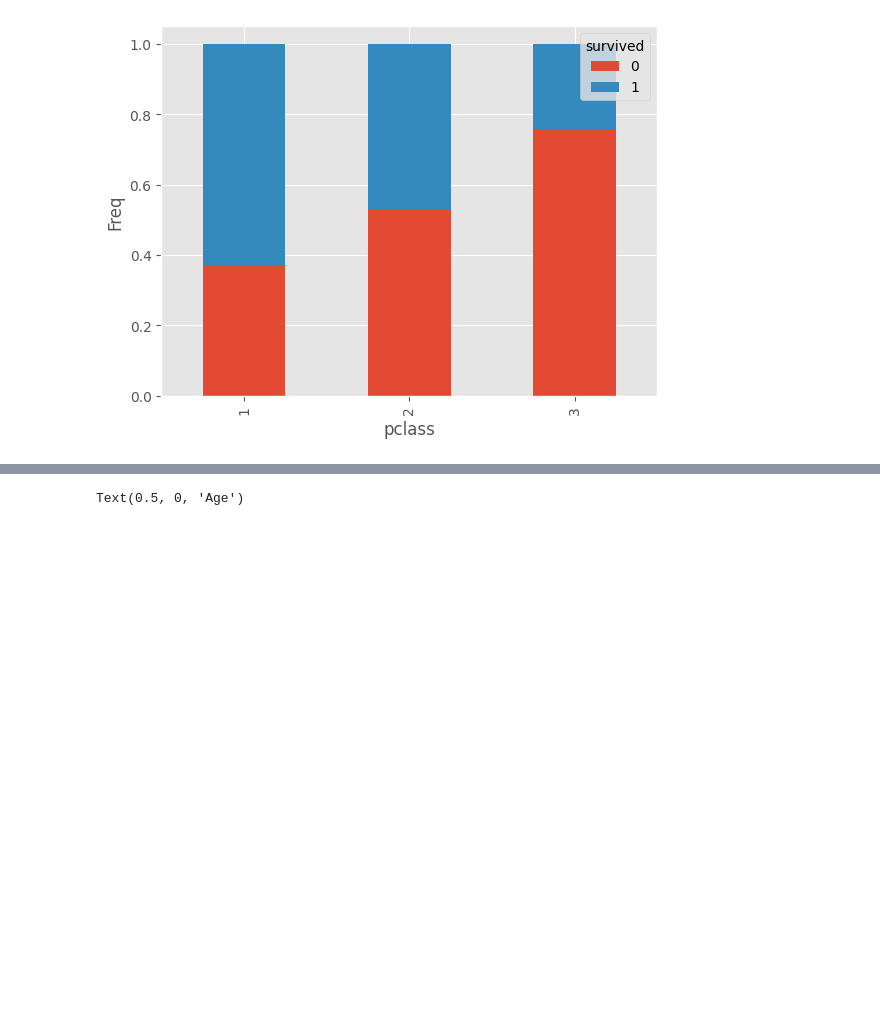
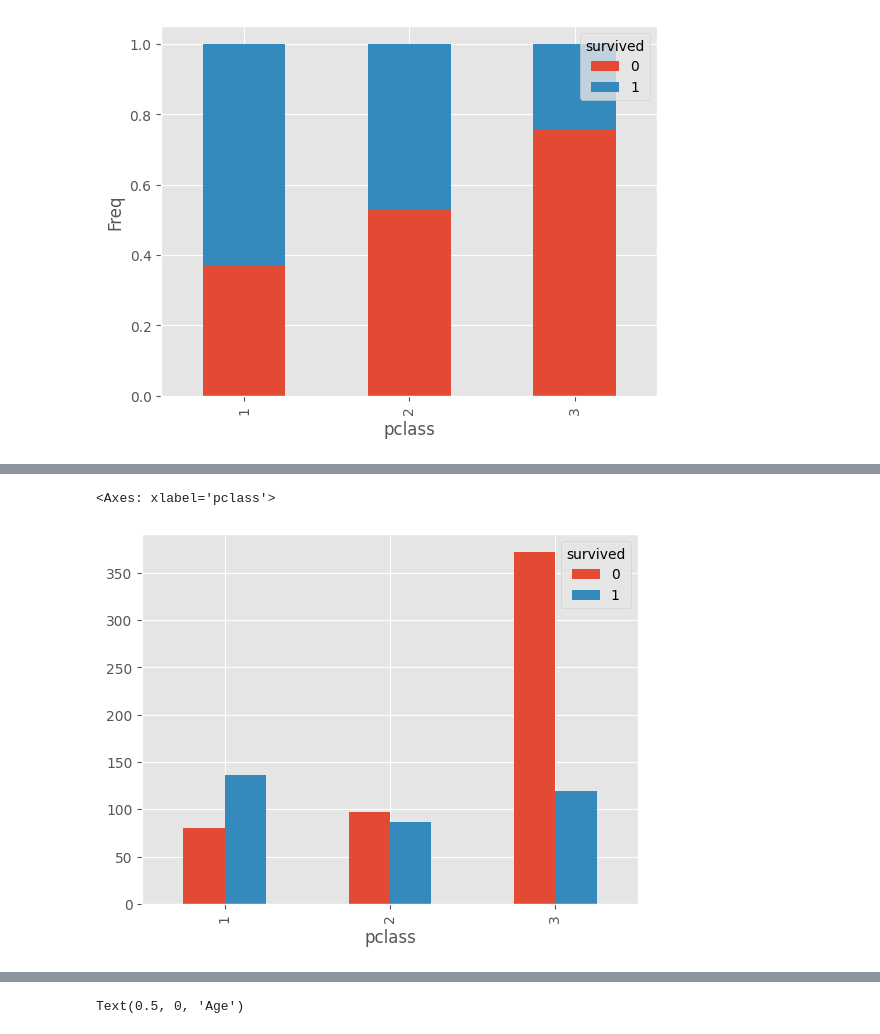
Before and after one commit to las-tokushima/Information_Science, a Jupyter notebook: Python/Chap2.ipynb, the cells around one changed output, grey strips where cells are left out. Drawn from its saved outputs; the diff is of its cells as text; code cells hidden in the pictures; blank space fills up the shorter version.

```diff
--- a/Python/Chap2.ipynb
+++ b/Python/Chap2.ipynb
@@ -45,15 +59,0 @@ Text(0, 0.5, '#')
-# %%
-# p.65
-# Titanic号乗客生存状況データ
-%matplotlib inline
-import pandas as pd
-import matplotlib.pyplot as plt
-
-plt.style.use('ggplot')
-
-import seaborn as sns
-titanic = sns.load_dataset('titanic')
-
-titanic.boxplot(column=['age'],by='pclass')
-plt.ylabel('Age')
-plt.title('')
@@ -64,0 +65,6 @@ Text(0.5, 1.0, '')
+# %%
+cross_survive = pd.crosstab(titanic['pclass'],titanic['survived'])
+cross_survive.plot.bar()
+# %% [output]
+<Axes: xlabel='pclass'>
+[figure, added]
```
Also changed, not shown: parts of 19 cells of this notebook, 1 other file.
